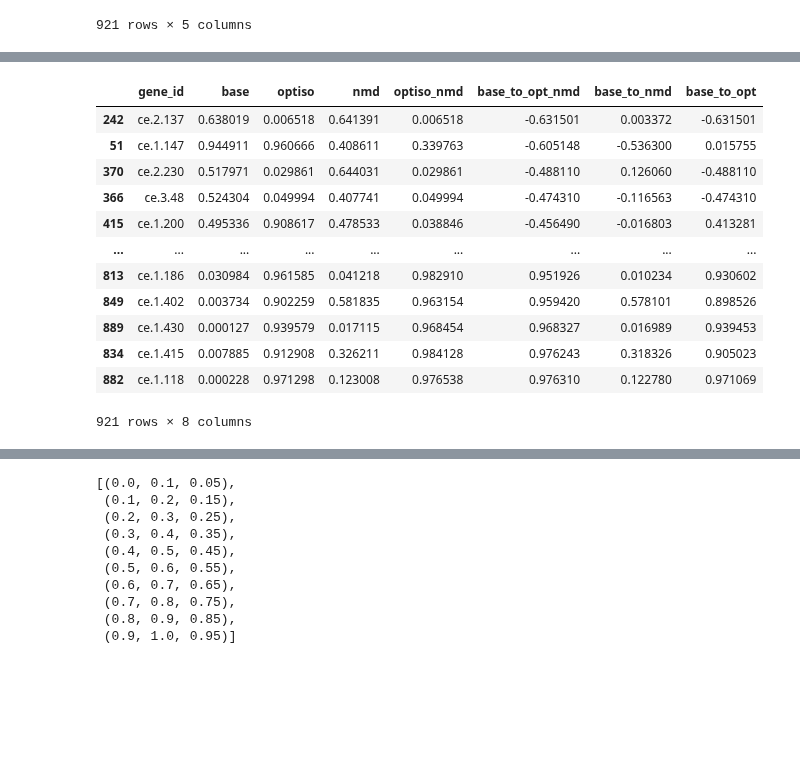
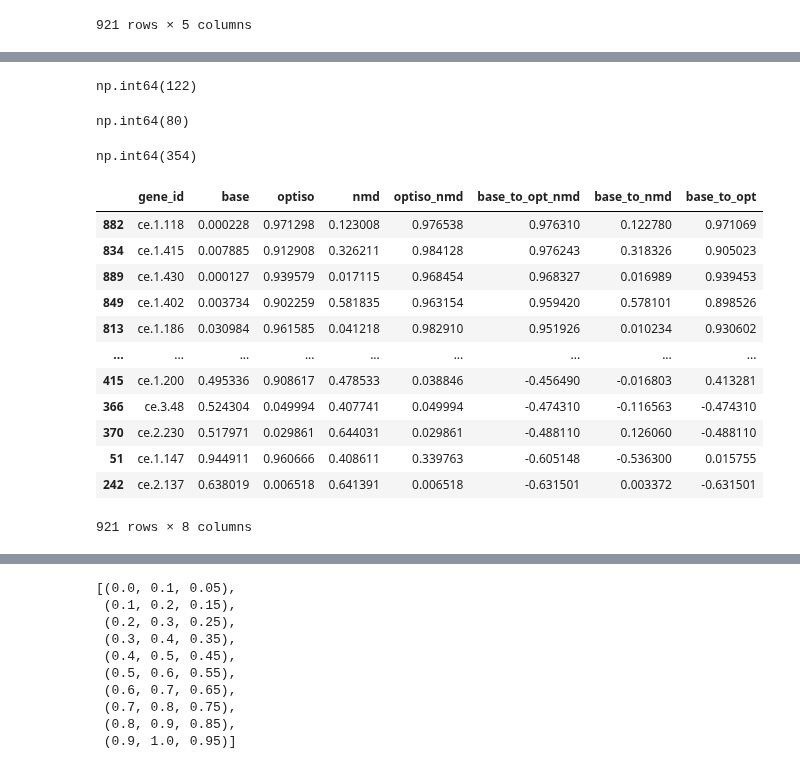
Before and after one commit to KorfLab/isoforms, a Jupyter notebook: APCanalysis/apc_paper.ipynb, the cells around one changed output, grey strips where cells are left out. Drawn from its saved outputs; the diff is of its cells as text; code cells hidden in the pictures; blank space fills up the shorter version.

```diff
--- a/APCanalysis/apc_paper.ipynb
+++ b/APCanalysis/apc_paper.ipynb
@@ -205,3 +209,15 @@ dists
+# %%
+(dists['nmd'] > 0.90).sum()
+# %% [output]
+np.int64(122)
+# %%
+(dists['base'] > 0.90).sum()
+# %% [output]
+np.int64(80)
+# %%
+(dists['optiso_nmd'] > 0.90).sum()
+# %% [output]
+np.int64(354)
 # %%
 dist_difs = dists.copy()
 dist_difs.loc[:, 'base_to_opt_nmd'] = dists['optiso_nmd'] - dists['base']
@@ -211,19 +227,19 @@ dist_difs.loc[:, 'base_to_opt'] = dists['optiso'] - dists['base']
 dist_difs.sort_values(by='base', ascending=True)
 pd.set_option('display.max_rows', 20)
 # %%
-dd_sort1 = dist_difs.sort_values(by='base_to_opt_nmd', ascending=True)
+dd_sort1 = dist_difs.sort_values(by='base_to_opt_nmd', ascending=False)
 dd_sort1
 # %% [output]
 |  | gene_id | base | optiso | nmd | optiso_nmd | base_to_opt_nmd | base_to_nmd | base_to_opt |
+| 882 | ce.1.118 | 0.000228 | 0.971298 | 0.123008 | 0.976538 | 0.976310 | 0.122780 | 0.971069 |
+| 834 | ce.1.415 | 0.007885 | 0.912908 | 0.326211 | 0.984128 | 0.976243 | 0.318326 | 0.905023 |
+| 889 | ce.1.430 | 0.000127 | 0.939579 | 0.017115 | 0.968454 | 0.968327 | 0.016989 | 0.939453 |
+| 849 | ce.1.402 | 0.003734 | 0.902259 | 0.581835 | 0.963154 | 0.959420 | 0.578101 | 0.898526 |
+| 813 | ce.1.186 | 0.030984 | 0.961585 | 0.041218 | 0.982910 | 0.951926 | 0.010234 | 0.930602 |
+| ... | ... | ... | ... | ... | ... | ... | ... | ... |
+| 415 | ce.1.200 | 0.495336 | 0.908617 | 0.478533 | 0.038846 | -0.456490 | -0.016803 | 0.413281 |
+| 366 | ce.3.48 | 0.524304 | 0.049994 | 0.407741 | 0.049994 | -0.474310 | -0.116563 | -0.474310 |
+| 370 | ce.2.230 | 0.517971 | 0.029861 | 0.644031 | 0.029861 | -0.488110 | 0.126060 | -0.488110 |
+| 51 | ce.1.147 | 0.944911 | 0.960666 | 0.408611 | 0.339763 | -0.605148 | -0.536300 | 0.015755 |
 | 242 | ce.2.137 | 0.638019 | 0.006518 | 0.641391 | 0.006518 | -0.631501 | 0.003372 | -0.631501 |
-| 51 | ce.1.147 | 0.944911 | 0.960666 | 0.408611 | 0.339763 | -0.605148 | -0.536300 | 0.015755 |
-| 370 | ce.2.230 | 0.517971 | 0.029861 | 0.644031 | 0.029861 | -0.488110 | 0.126060 | -0.488110 |
-| 366 | ce.3.48 | 0.524304 | 0.049994 | 0.407741 | 0.049994 | -0.474310 | -0.116563 | -0.474310 |
-| 415 | ce.1.200 | 0.495336 | 0.908617 | 0.478533 | 0.038846 | -0.456490 | -0.016803 | 0.413281 |
-| ... | ... | ... | ... | ... | ... | ... | ... | ... |
-| 813 | ce.1.186 | 0.030984 | 0.961585 | 0.041218 | 0.982910 | 0.951926 | 0.010234 | 0.930602 |
-| 849 | ce.1.402 | 0.003734 | 0.902259 | 0.581835 | 0.963154 | 0.959420 | 0.578101 | 0.898526 |
-| 889 | ce.1.430 | 0.000127 | 0.939579 | 0.017115 | 0.968454 | 0.968327 | 0.016989 | 0.939453 |
-| 834 | ce.1.415 | 0.007885 | 0.912908 | 0.326211 | 0.984128 | 0.976243 | 0.318326 | 0.905023 |
-| 882 | ce.1.118 | 0.000228 | 0.971298 | 0.123008 | 0.976538 | 0.976310 | 0.122780 | 0.971069 |
 921 rows × 8 columns
```
Also changed, not shown: parts of 20 cells of this notebook.
